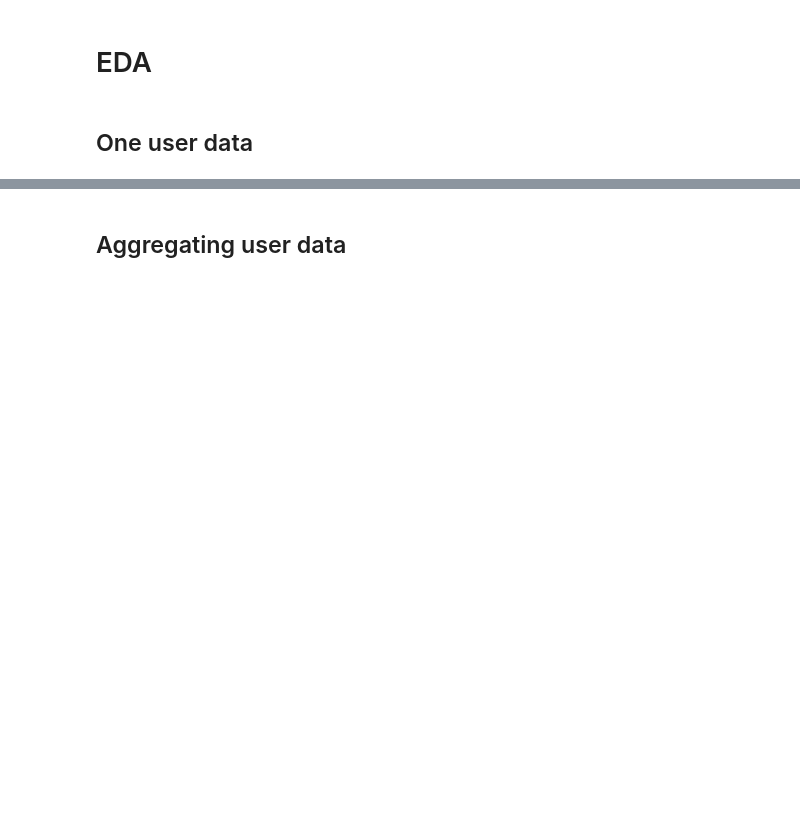
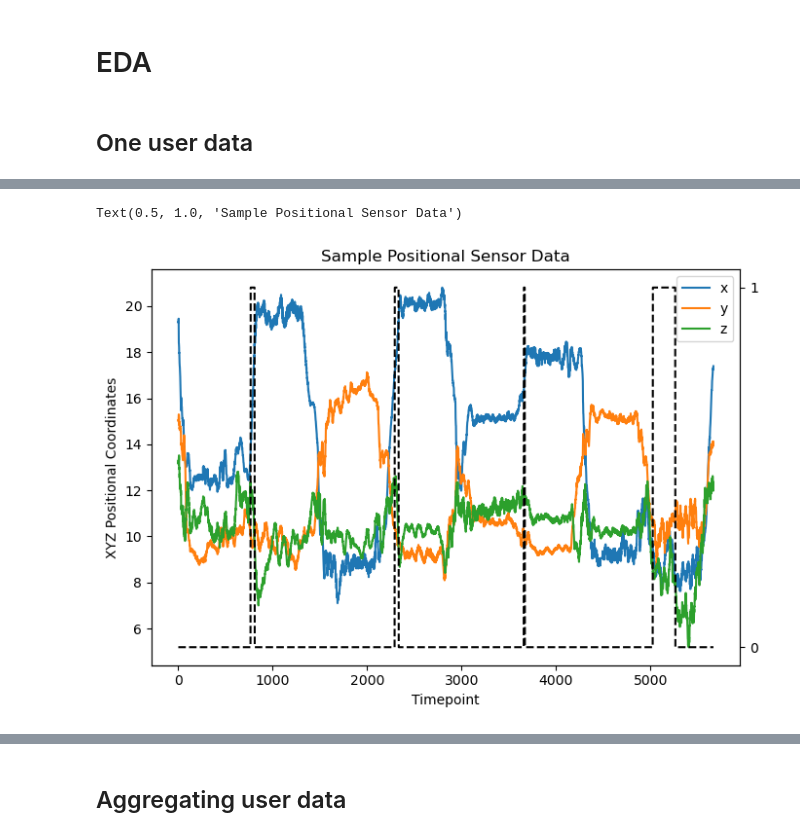
Before and after one commit to plumol/data1030-final-project, a Jupyter notebook: explore.ipynb, the cells around one changed output, grey strips where cells are left out. Cells and saved outputs as stored; diff of their text form; code cells hidden in the pictures; blank space fills up the shorter version.

```diff
--- a/explore.ipynb
+++ b/explore.ipynb
@@ -23,0 +24,17 @@ df.describe()
+# %%
+fig, ax = plt.subplots(figsize=(7, 5), layout='tight')
+ax.plot(df['x'], label='x')
+ax.plot(df['y'], label='y')
+ax.plot(df['z'], label='z')
+
+ax2 = ax.twinx()
+ax2.plot(df['anomaly'], c='red', linestyle="dashed")
+ax2.set_yticks([0, 1])
+
+ax.set_ylabel('XYZ Positional Coordinates')
+ax.set_xlabel('Timepoint')
+ax.legend()
+ax.set_title('Sample Positional Sensor Data')
+# %% [output]
+Text(0.5, 1.0, 'Sample Positional Sensor Data')
+[figure, added]
```
Also changed, not shown: parts of 16 cells of this notebook.
